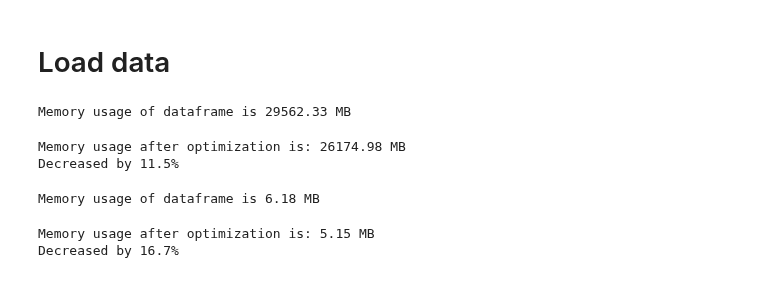
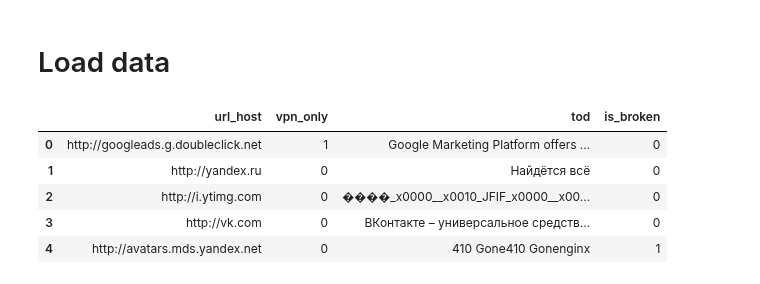
Before and after one commit to shockless/mts-ml-cup, a Jupyter notebook: sandbox/EDA.ipynb, the cells around one changed output. Drawn from its saved outputs; the diff is of its cells as text; code cells hidden in the pictures.

```diff
--- a/sandbox/EDA.ipynb
+++ b/sandbox/EDA.ipynb
@@ -40,23 +39,3 @@ from fe_modules.preprocessing import clean_os_type
 # %%
 LOCAL_DATA_PATH = '../data/'
 SPLIT_SEED = 42
-# %%
-df = pandas_reduce_mem_usage(
-        pd.read_parquet(
-            f'{LOCAL_DATA_PATH}competition_data_final_pqt/'
-    ))
-df = clean_os_type(df)
-# %% [output]
-Memory usage of dataframe is 29562.33 MB
-Memory usage after optimization is: 26174.98 MB
-Decreased by 11.5%
-# %%
-target = pandas_reduce_mem_usage(
-    pd.read_parquet(
-        f'{LOCAL_DATA_PATH}public_train.pqt', columns=["user_id", "age"]
-    )
-)
-# %% [output]
-Memory usage of dataframe is 6.18 MB
-Memory usage after optimization is: 5.15 MB
-Decreased by 16.7%
@@ -68,0 +42,10 @@ sns.displot(df, x="bill_length_mm", y="bill_depth_mm")
+# %%
+df=pd.read_excel('../external_data/sites_final.xlsx',index_col=0)
+df.head()
+# %% [output]
+|  | url_host | vpn_only | tod | is_broken |
+| 0 | http://googleads.g.doubleclick.net | 1 | Google Marketing Platform offers ... | 0 |
+| 1 | http://yandex.ru | 0 | Найдётся всё | 0 |
+| 2 | http://i.ytimg.com | 0 | ����_x0000__x0010_JFIF_x0000__x00... | 0 |
+| 3 | http://vk.com | 0 | ВКонтакте – универсальное средств... | 0 |
+| 4 | http://avatars.mds.yandex.net | 0 | 410 Gone410 Gonenginx | 1 |
```
Also changed, not shown: parts of 6 cells of this notebook, 2 other files.
